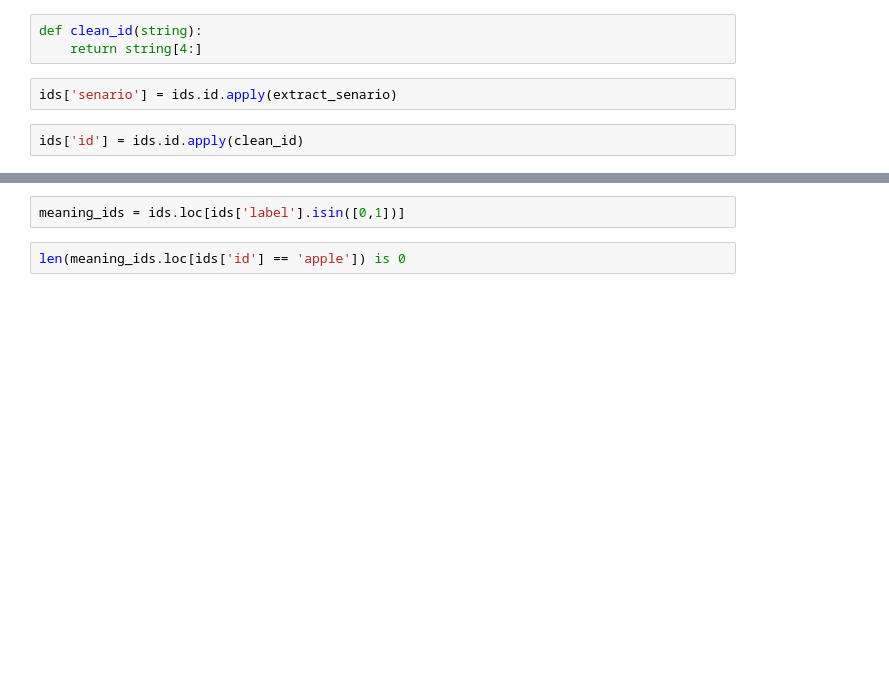
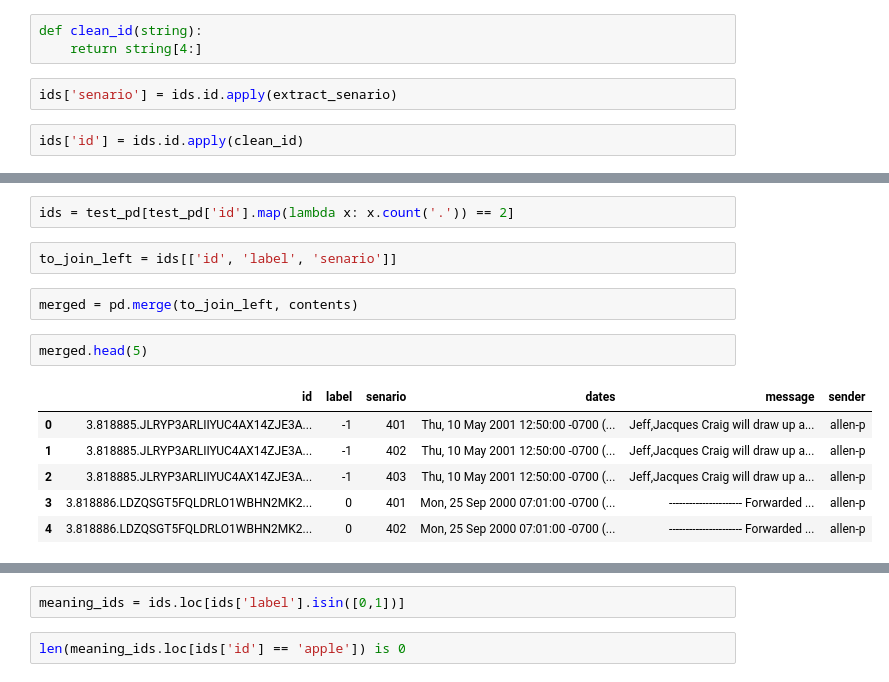
Before and after one commit to xingfanxia/comps_ediscovery, a Jupyter notebook: w2v.ipynb, the cells around one changed output, grey strips where cells are left out. Saved outputs shown, nothing was run; the diff lists cells and outputs as text; blank space fills up the shorter version.

Commit message:
merged csv with data

```diff
--- a/w2v.ipynb
+++ b/w2v.ipynb
@@ -130,0 +138,15 @@ ids.head()
+# %%
+ids = test_pd[test_pd['id'].map(lambda x: x.count('.')) == 2]
+# %%
+to_join_left = ids[['id', 'label', 'senario']]
+# %%
+merged = pd.merge(to_join_left, contents)
+# %%
+merged.head(5)
+# %% [output]
+|  | id | label | senario | dates | message | sender |
+| 0 | 3.818885.JLRYP3ARLIIYUC4AX14ZJE3A... | -1 | 401 | Thu, 10 May 2001 12:50:00 -0700 (... | Jeff,Jacques Craig will draw up a... | allen-p |
+| 1 | 3.818885.JLRYP3ARLIIYUC4AX14ZJE3A... | -1 | 402 | Thu, 10 May 2001 12:50:00 -0700 (... | Jeff,Jacques Craig will draw up a... | allen-p |
+| 2 | 3.818885.JLRYP3ARLIIYUC4AX14ZJE3A... | -1 | 403 | Thu, 10 May 2001 12:50:00 -0700 (... | Jeff,Jacques Craig will draw up a... | allen-p |
+| 3 | 3.818886.LDZQSGT5FQLDRLO1WBHN2MK2... | 0 | 401 | Mon, 25 Sep 2000 07:01:00 -0700 (... | ---------------------- Forwarded ... | allen-p |
+| 4 | 3.818886.LDZQSGT5FQLDRLO1WBHN2MK2... | 0 | 402 | Mon, 25 Sep 2000 07:01:00 -0700 (... | ---------------------- Forwarded ... | allen-p |
```
Also changed, not shown: parts of 8 cells of this notebook.
